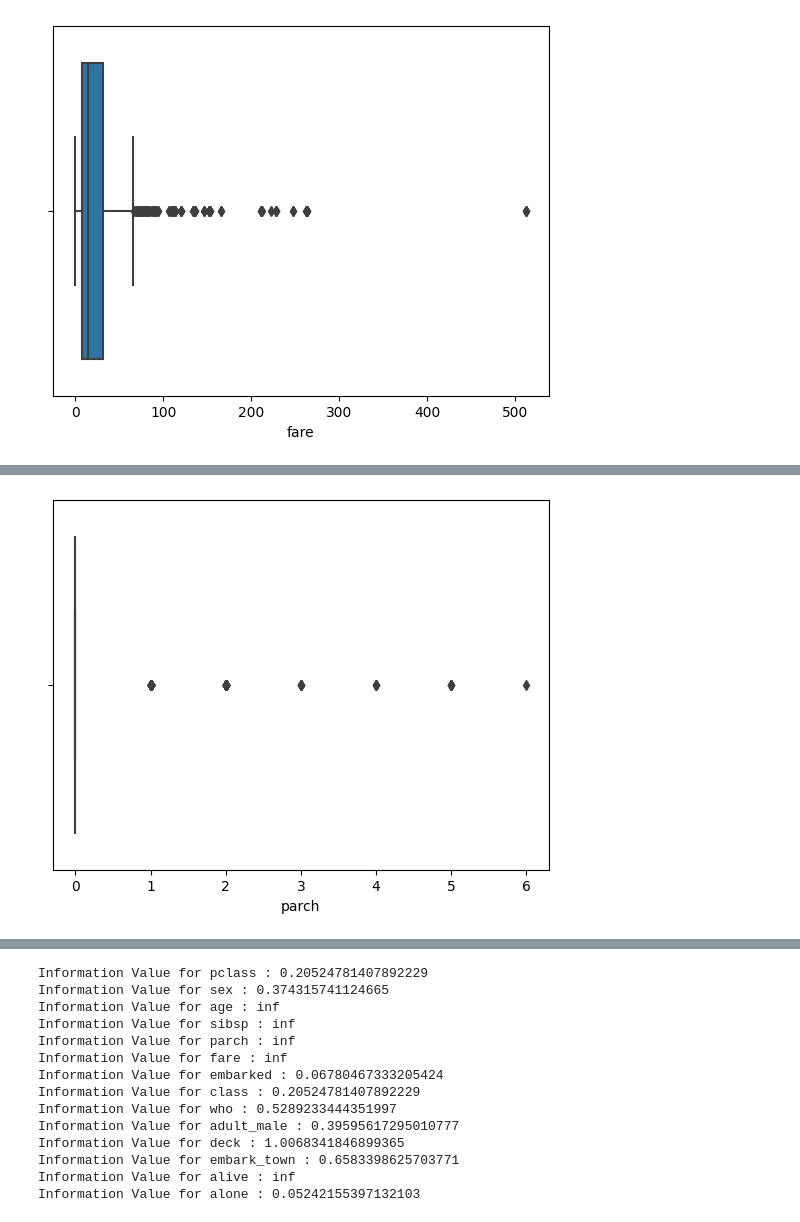
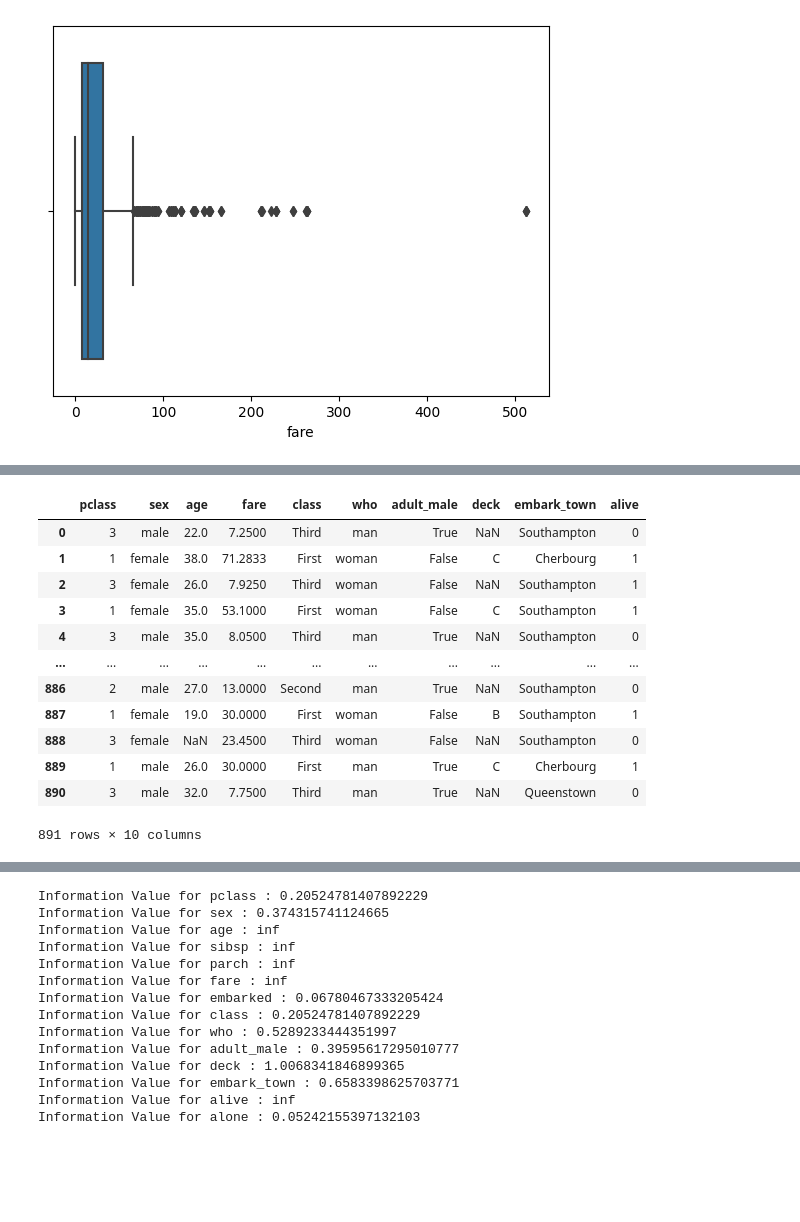
Before and after one commit to vanyagoncharov/CourseMLResourse, a Jupyter notebook: dz_20_titanic.ipynb, the cells around one changed output, grey strips where cells are left out. Saved outputs shown, nothing was run; the diff lists cells and outputs as text; code cells hidden in the pictures; blank space fills up the shorter version.

```diff
--- a/dz_20_titanic.ipynb
+++ b/dz_20_titanic.ipynb
@@ -177,6 +217,0 @@ plt.show()
-# %%
-# parch: количество родителей/детей на борту
-sns.boxplot(x=data["parch"])
-plt.show()
-# %% [output]
-[figure, removed]
@@ -187,3 +218,25 @@ plt.show()
+# %%
+# sibsp: количество братьев/сестер и/или супругов на борту.
+# parch: количество родителей/детей на борту
+# alone: указывает, был ли пассажир на борту один или нет
+# embarked: порт, в котором пассажир сел на борт Титаника.
+X = X.drop(['sibsp', 'parch', 'alone', 'embarked'], axis=1)
+# %%
+X
+# %% [output]
+|  | pclass | sex | age | fare | class | who | adult_male | deck | embark_town | alive |
+| 0 | 3 | male | 22.0 | 7.2500 | Third | man | True | NaN | Southampton | 0 |
+| 1 | 1 | female | 38.0 | 71.2833 | First | woman | False | C | Cherbourg | 1 |
+| 2 | 3 | female | 26.0 | 7.9250 | Third | woman | False | NaN | Southampton | 1 |
+| 3 | 1 | female | 35.0 | 53.1000 | First | woman | False | C | Southampton | 1 |
+| 4 | 3 | male | 35.0 | 8.0500 | Third | man | True | NaN | Southampton | 0 |
+| ... | ... | ... | ... | ... | ... | ... | ... | ... | ... | ... |
+| 886 | 2 | male | 27.0 | 13.0000 | Second | man | True | NaN | Southampton | 0 |
+| 887 | 1 | female | 19.0 | 30.0000 | First | woman | False | B | Southampton | 1 |
+| 888 | 3 | female | NaN | 23.4500 | Third | woman | False | NaN | Southampton | 0 |
+| 889 | 1 | male | 26.0 | 30.0000 | First | man | True | C | Cherbourg | 1 |
+| 890 | 3 | male | 32.0 | 7.7500 | Third | man | True | NaN | Queenstown | 0 |
+891 rows × 10 columns
 # %%
 # class: класс каюты, в которой находился пассажир
 # sns.boxplot(x=data["class"])
```
Also changed, not shown: parts of 16 cells of this notebook.
